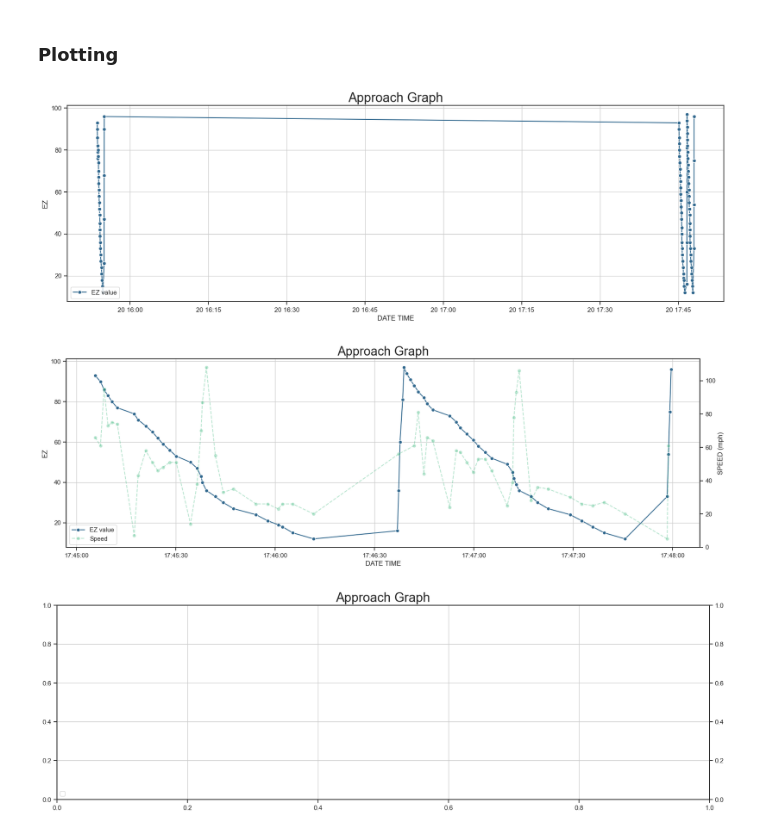
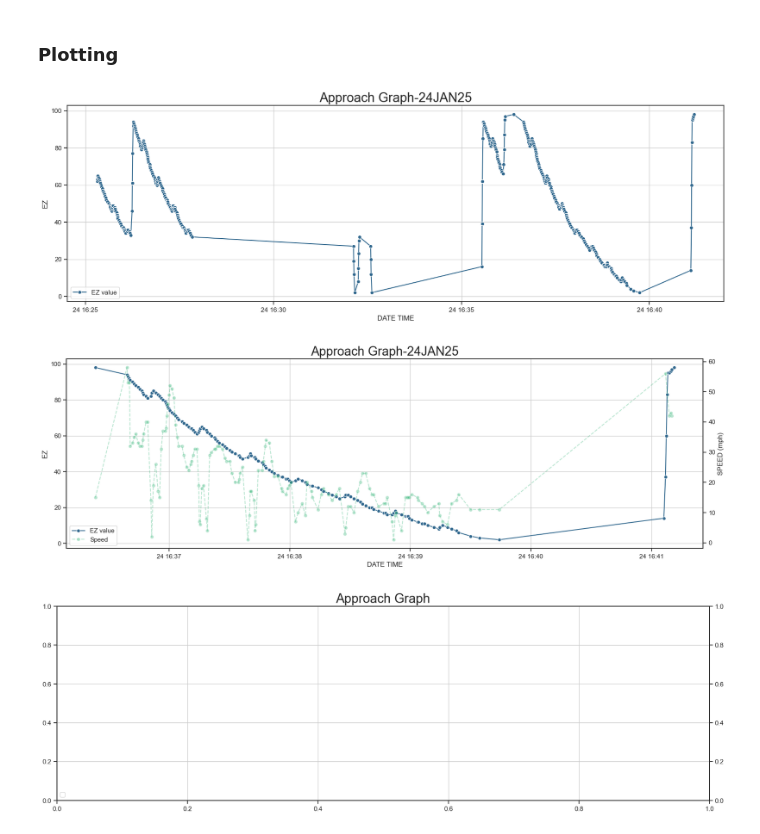
Before and after one commit to David-L-Roberts/GCP_Log_Parser, a Jupyter notebook: test_002.ipynb, the cells around one changed output. Drawn from its saved outputs; the diff is of its cells as text; code cells hidden in the pictures.

```diff
--- a/test_002.ipynb
+++ b/test_002.ipynb
@@ -33,5 +33,5 @@ array(['16JAN25', '20JAN25'], dtype=object)
 # %%
 df_data = df.copy()
 # %%
-df_data = df[df["DATE"] == dates_list[1]]
-df_data
+# df_data = df[df["DATE"] == dates_list[1]]
+# df_data
@@ -118,7 +104,8 @@ def plotApproachGraph(df_plot: pd.DataFrame, exclude_Speed: bool=False):
         ax1.legend(lines1, labels1, loc='lower left')
 
     # plt.legend()
-    plt.title("Approach Graph", fontsize=22)
+    datefirst = df["DATE"].iloc[0]
+    plt.title(f"Approach Graph-{datefirst}", fontsize=22)
     plt.show()
 # %%
 df_plot = df_data
@@ -128,16 +115,16 @@ df_plot = df_plot[df_plot['TRACK NUM'] == "Track 2"]
 
 plotApproachGraph(df_plot, exclude_Speed=True)
 # %% [output]
-[figure, old version]
+[figure, new version]
 # %%
 df_plot = df_data
 df_plot = df_plot[df_plot['TRACK NUM'] == "Track 2"]
-df_plot = df_plot[df_plot['DATE TIME'] > pd.Timestamp("2025-01-20 17:30:0")]
+df_plot = df_plot[df_plot['DATE TIME'] > pd.Timestamp("2025-01-24 16:36:10")]
 # df_plot = df_plot[df_plot['DATE TIME'] < pd.Timestamp("2024-04-16 17:25:0")]
 
 plotApproachGraph(df_plot)
 # %% [output]
-[figure, old version]
+[figure, new version]
 # %%
 df_plot = df_data
 df_plot = df_plot[df_plot['TRACK NUM'] == "Track 1"]
```
Also changed, not shown: parts of 3 cells of this notebook, 5 other files.
